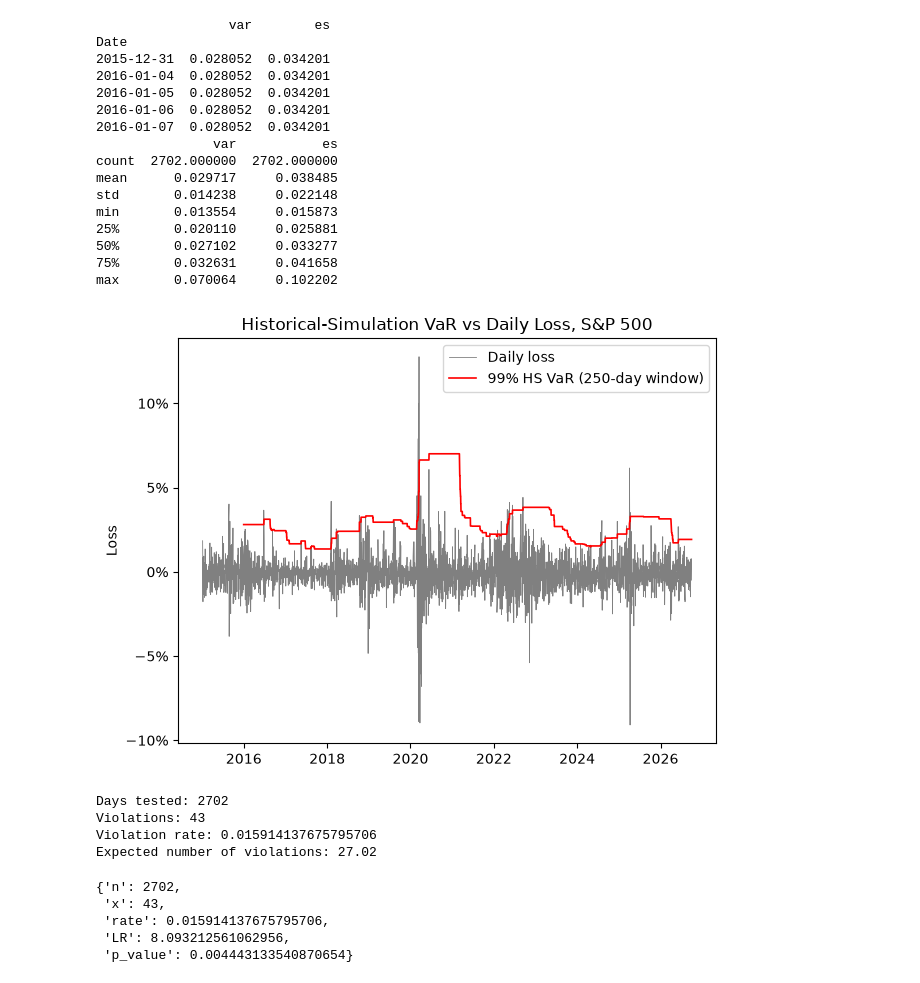
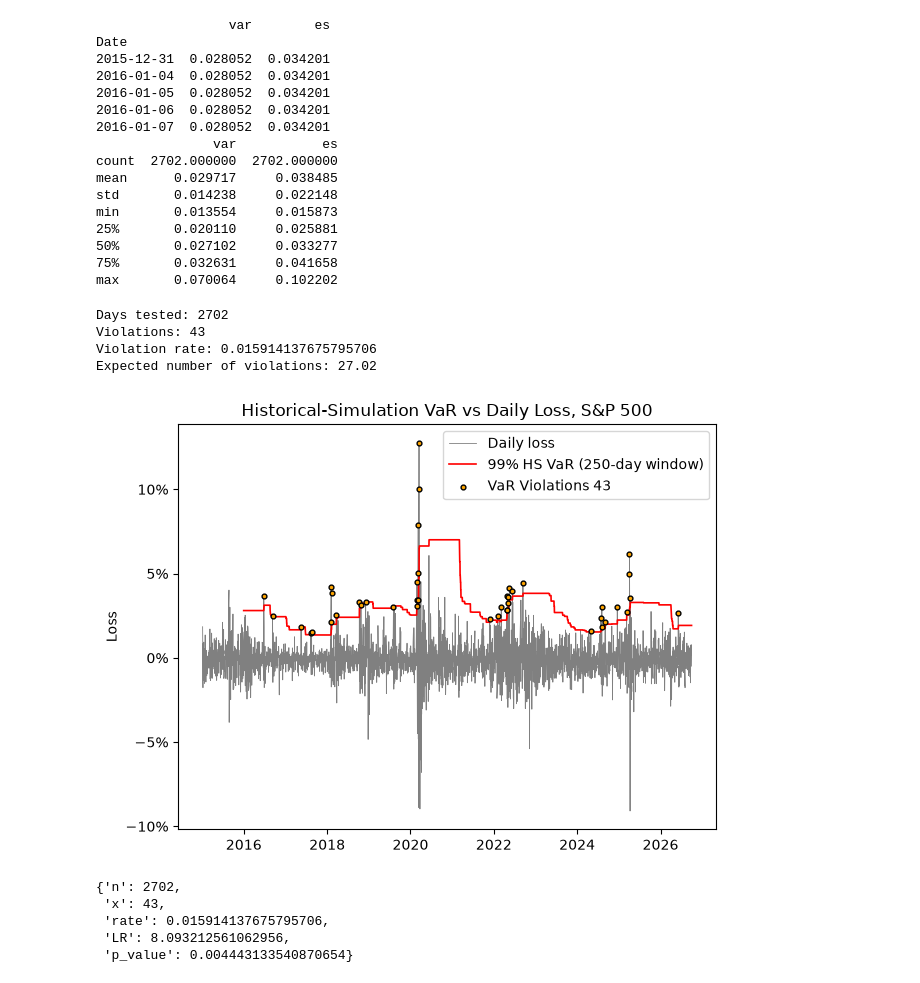
Before and after one commit to robertmatei42/tail-risk-forecasting, a Jupyter notebook: notebooks/02_historical_simulation.ipynb, the cells around one changed output. Saved outputs shown, nothing was run; the diff lists cells and outputs as text; code cells hidden in the pictures.

Commit message:
Add HS results: violation plot, backtest table and discussion in the README

```diff
--- a/notebooks/02_historical_simulation.ipynb
+++ b/notebooks/02_historical_simulation.ipynb
@@ -36,20 +36,6 @@ min       0.013554     0.015873
 50%       0.027102     0.033277
 75%       0.032631     0.041658
 max       0.070064     0.102202
-# %%
-fig, ax = plt.subplots()
-ax.plot(loss, label="Daily loss", color="grey", linewidth=0.6)
-ax.plot(risk["var"], label="99% HS VaR (250-day window)", color="red", linewidth=1.2)
-ax.set_title("Historical-Simulation VaR vs Daily Loss, S&P 500")
-ax.set_ylabel("Loss")
-ax.yaxis.set_major_formatter(PercentFormatter(1.0, decimals=0))
-ax.legend()
-
-fig.tight_layout()
-fig.savefig(ROOT / "results" / "hs_var.png", dpi=150, bbox_inches="tight")
-plt.show()
-# %% [output]
-[figure, old version]
 # %%
 risk = hs_var_es(loss)
 bt = risk.join(loss).dropna()
@@ -64,6 +50,21 @@ Days tested: 2702
 Violations: 43
 Violation rate: 0.015914137675795706
 Expected number of violations: 27.02
+# %%
+fig, ax = plt.subplots()
+ax.plot(loss, label="Daily loss", color="grey", linewidth=0.6)
+ax.plot(risk["var"], label="99% HS VaR (250-day window)", color="red", linewidth=1.2)
+ax.scatter(bt.index[hit], bt['loss'][hit], color = 'orange', s = 12, zorder = 3, label = f'VaR Violations {hit.sum()}', edgecolors='black', linewidths=1)
+ax.set_title("Historical-Simulation VaR vs Daily Loss, S&P 500")
+ax.set_ylabel("Loss")
+ax.yaxis.set_major_formatter(PercentFormatter(1.0, decimals=0))
+ax.legend()
+
+fig.tight_layout()
+fig.savefig(ROOT / "results" / "hs_var.png", dpi=150, bbox_inches="tight")
+plt.show()
+# %% [output]
+[figure, new version]
 # %%
 from src.backtests import kupiec_test
 kupiec_test(hit)
```
Also changed, not shown: 2 other files.
